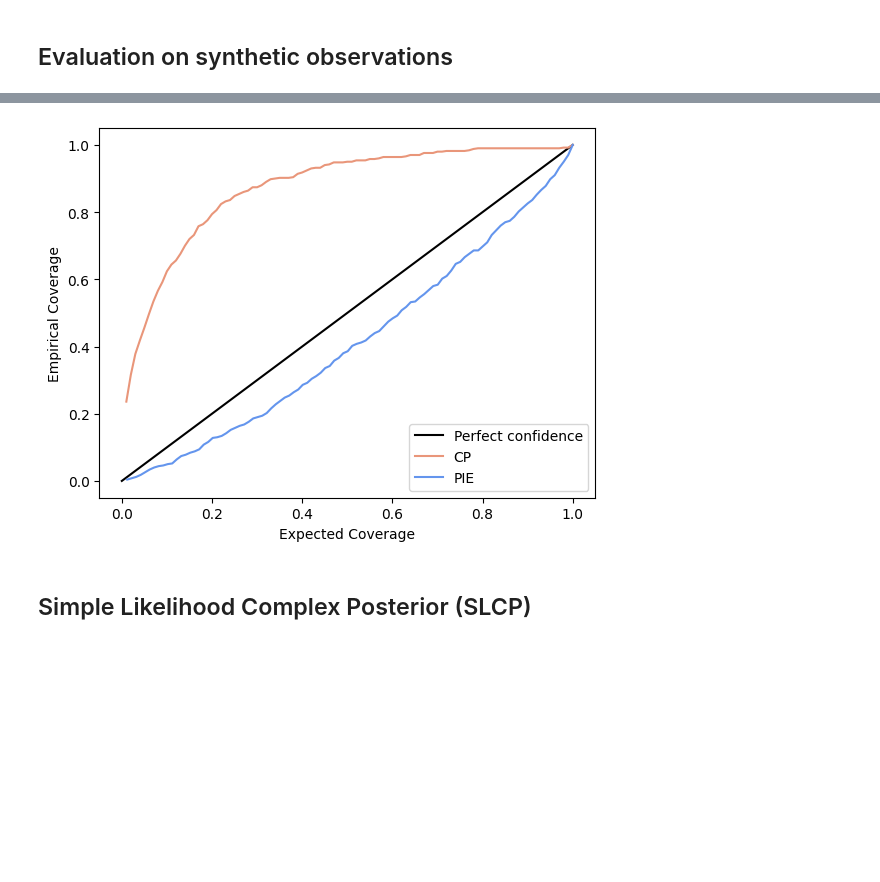
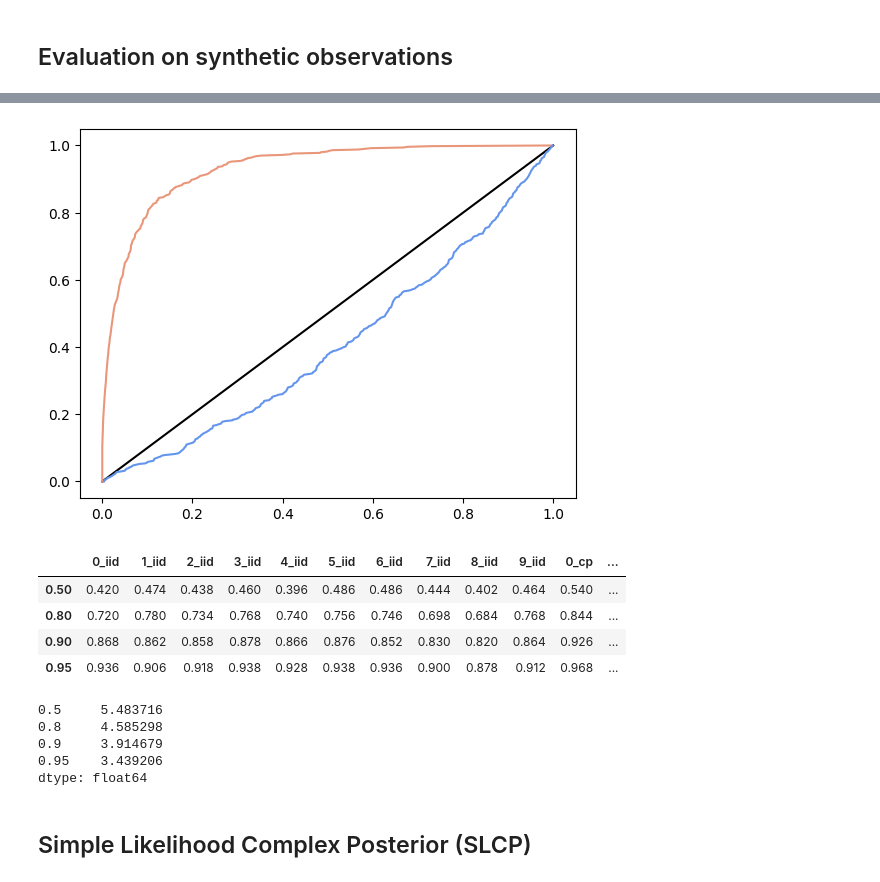
Before and after one commit to nadavbennun1/collective_posterior, a Jupyter notebook: test collective.ipynb, the cells around one changed output, grey strips where cells are left out. Drawn from its saved outputs; the diff is of its cells as text; code cells hidden in the pictures; blank space fills up the shorter version.

```diff
--- a/test collective.ipynb
+++ b/test collective.ipynb
@@ -203,25 +210,41 @@ plot_accuracy(cp_acc, ax, color='darksalmon')
 # %%
 # Coverage
-
-def plot_covs(covs, ax, label, color):
-    H,X1 = np.histogram(covs, bins = 100, normed = True)
-    dx = X1[1] - X1[0]
-    F1 = np.cumsum(H)*dx
-    ax.plot(X1[1:], F1, label = label, color=color)
-
-    ax.set_xlabel('Expected Coverage')
-    ax.set_ylabel('Empirical Coverage')
-    ax.legend()
-    return
 
 fig, ax = plt.subplots()
 ax.plot(np.linspace(0,1,100),np.linspace(0,1,100), color='k', label='Perfect confidence')
 covs = pd.read_csv(f'{model}/tests/covs_{model}.csv', index_col=0, dtype='float')
 plot_covs(covs,ax,label='CP',color='darksalmon')
 covs_iid = pd.read_csv(f'{model}/tests/covs_{model}_iid.csv', index_col=0, dtype='float')
 plot_covs(covs_iid,ax,label='PIE',color='cornflowerblue')
 # %% [output]
-[figure, old version]
+[figure, new version]
+# %%
+covs_old_iid = pd.read_csv(f'{model}/tests/covs_old_{model}_iid.csv', index_col=0, dtype='float')
+covs_old_iid.columns =[str(i)+'_iid' for i in range(len(covs_old_iid.columns))]
+covs_old_cp = pd.read_csv(f'{model}/tests/covs_old_{model}.csv', index_col=0, dtype='float')
+covs_old_cp.columns =[str(i)+'_cp' for i in range(len(covs_old_iid.columns))]
+
+covs_old_iid.merge(covs_old_cp, how='left', left_index=True, right_index=True)
+# %% [output]
+|  | 0_iid | 1_iid | 2_iid | 3_iid | 4_iid | 5_iid | 6_iid | 7_iid | 8_iid | 9_iid | 0_cp | ... |
+| 0.50 | 0.420 | 0.474 | 0.438 | 0.460 | 0.396 | 0.486 | 0.486 | 0.444 | 0.402 | 0.464 | 0.540 | ... |
+| 0.80 | 0.720 | 0.780 | 0.734 | 0.768 | 0.740 | 0.756 | 0.746 | 0.698 | 0.684 | 0.768 | 0.844 | ... |
+| 0.90 | 0.868 | 0.862 | 0.858 | 0.878 | 0.866 | 0.876 | 0.852 | 0.830 | 0.820 | 0.864 | 0.926 | ... |
+| 0.95 | 0.936 | 0.906 | 0.918 | 0.938 | 0.928 | 0.938 | 0.936 | 0.900 | 0.878 | 0.912 | 0.968 | ... |
+# %%
+conf_levels = [0.5,0.8,0.9,0.95]
+ig_old_iid = pd.read_csv(f'{model}/tests/ig_{model}_iid.csv', index_col=0, dtype='float')
+ig_old_iid.columns =[str(conf_levels[i]) for i in range(len(ig_old_iid.columns))]
+ig_old_cp = pd.read_csv(f'{model}/tests/ig_{model}.csv', index_col=0, dtype='float')
+ig_old_cp.columns =[str(conf_levels[i]) for i in range(len(ig_old_iid.columns))]
+# ig_old_iid.merge(ig_old_cp, how='left', left_index=True, right_index=True).mean()
+(ig_old_iid/ig_old_cp).mean()
+# %% [output]
+0.5     5.483716
+0.8     4.585298
+0.9     3.914679
+0.95    3.439206
+dtype: float64
 # %% [markdown]
 ## Simple Likelihood Complex Posterior (SLCP)
 # %%
```
Also changed, not shown: parts of 23 cells of this notebook, 1 other file.
